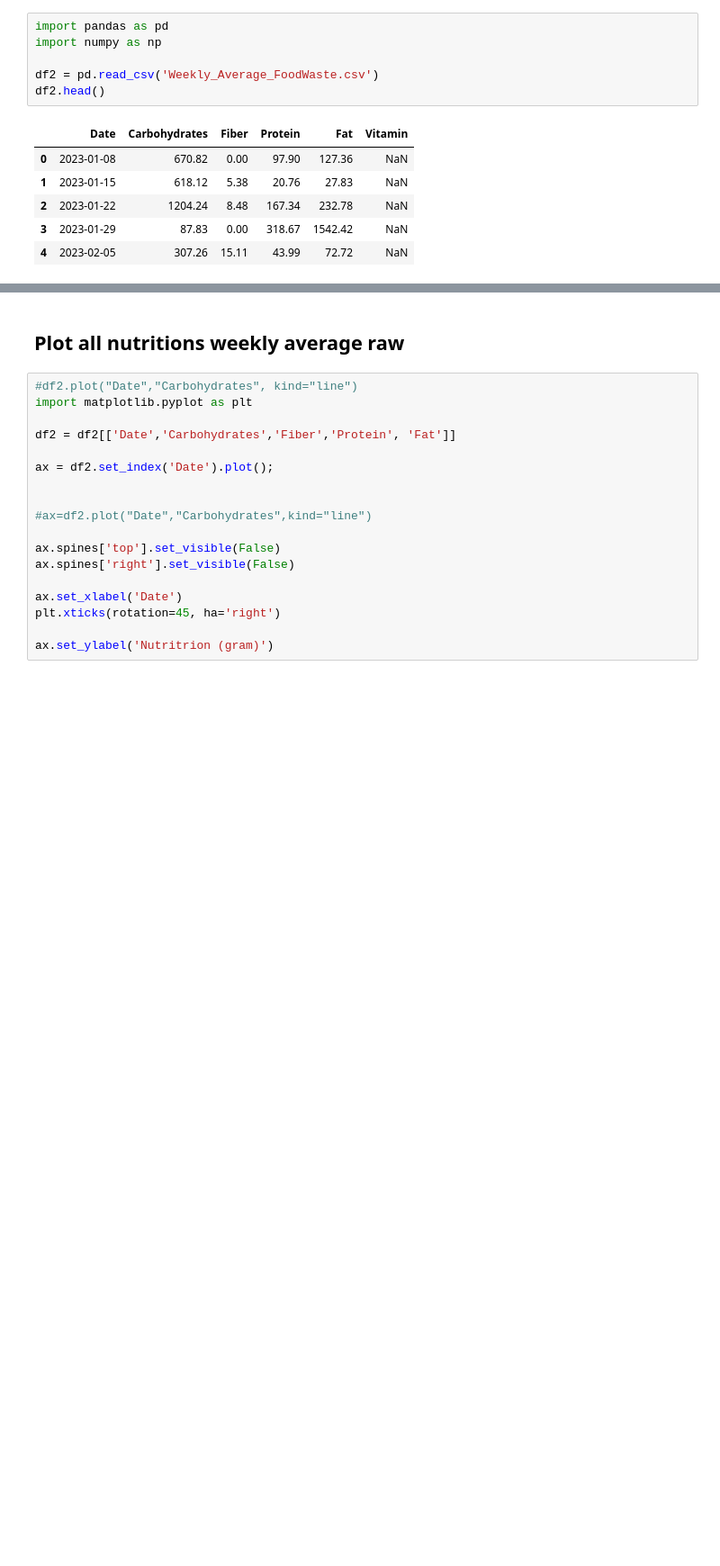
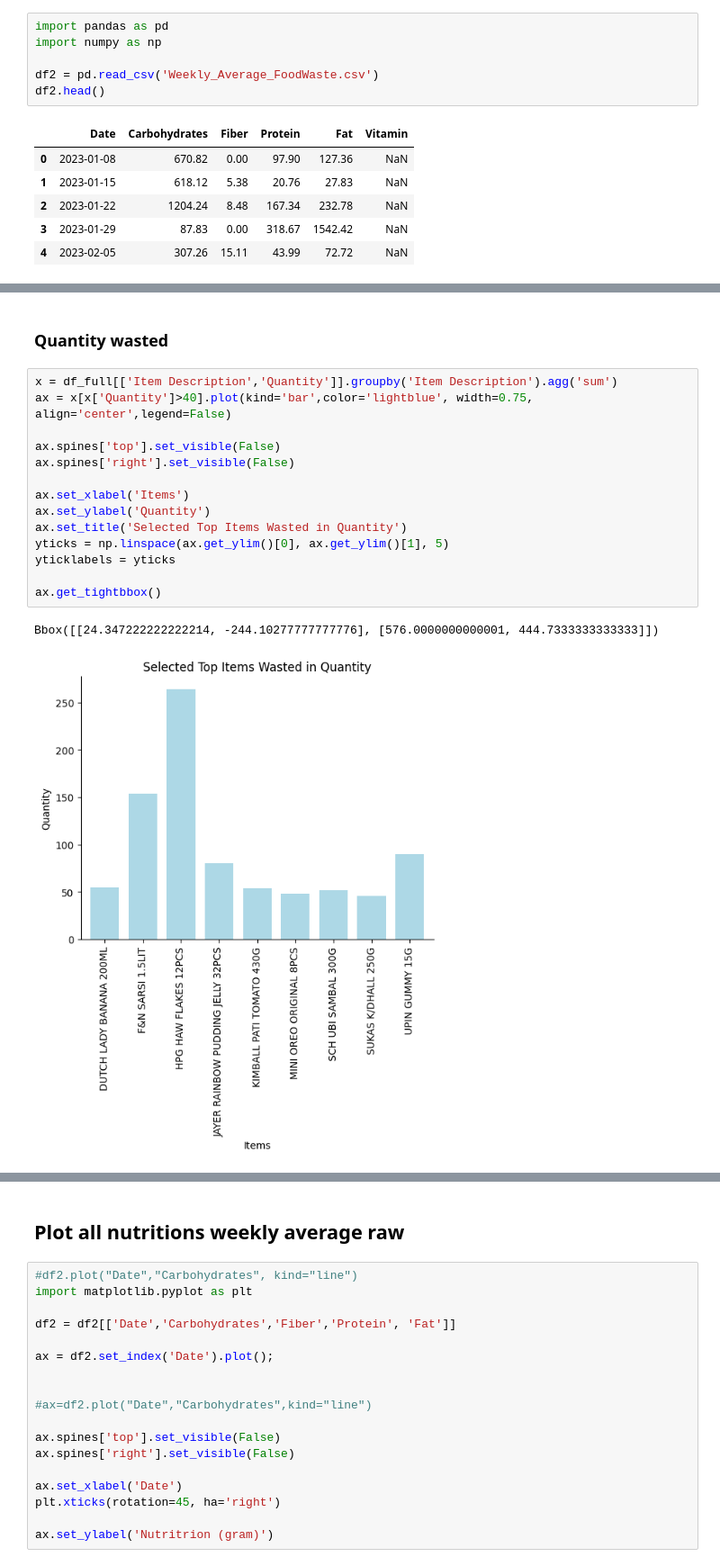
Before and after one commit to avetroque/nutrimatch, a Jupyter notebook: src/EDA.ipynb, the cells around one changed output, grey strips where cells are left out. Shown at 90% size. Drawn from its saved outputs; the diff is of its cells as text; blank space fills up the shorter version.

```diff
--- a/src/EDA.ipynb
+++ b/src/EDA.ipynb
@@ -68,0 +80,19 @@ df2.head()
+# %% [markdown]
+### Quantity wasted
+# %%
+x = df_full[['Item Description','Quantity']].groupby('Item Description').agg('sum')
+ax = x[x['Quantity']>40].plot(kind='bar',color='lightblue', width=0.75, align='center',legend=False)
+
+ax.spines['top'].set_visible(False)
+ax.spines['right'].set_visible(False)
+
+ax.set_xlabel('Items')
+ax.set_ylabel('Quantity')
+ax.set_title('Selected Top Items Wasted in Quantity')
+yticks = np.linspace(ax.get_ylim()[0], ax.get_ylim()[1], 5)
+yticklabels = yticks
+
+ax.get_tightbbox()
+# %% [output]
+Bbox([[24.347222222222214, -244.10277777777776], [576.0000000000001, 444.7333333333333]])
+[figure, added]
```
Also changed, not shown: parts of 13 cells of this notebook.
